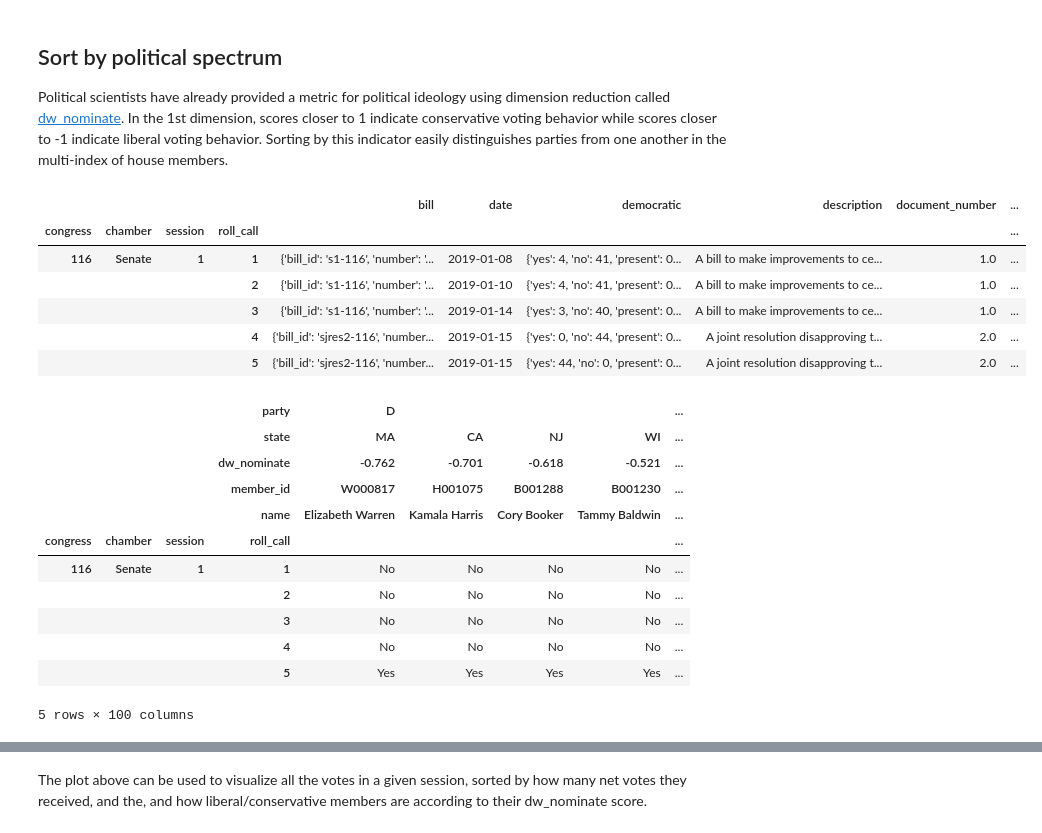
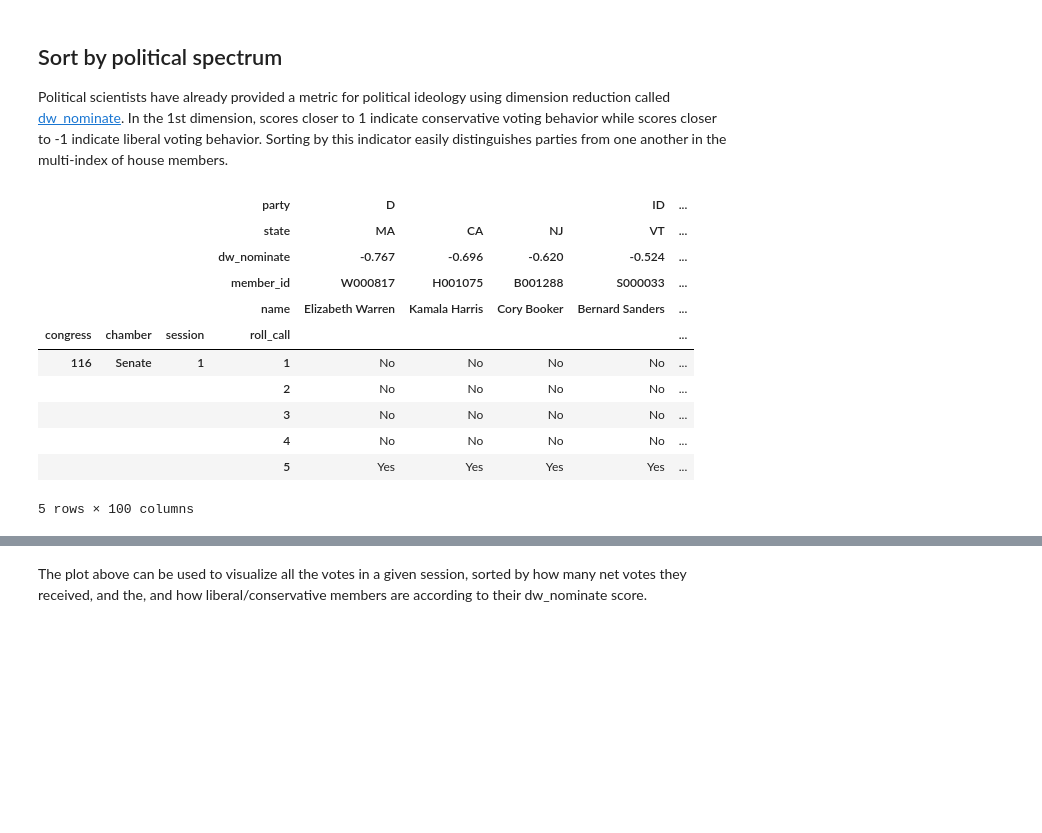
Before and after one commit to Nhorning/Congressional_Survival, a Jupyter notebook: Exploratory Data Analysis.ipynb, the cells around one changed output, grey strips where cells are left out. Drawn from its saved outputs; the diff is of its cells as text; code cells hidden in the pictures; blank space fills up the shorter version.

```diff
--- a/Exploratory Data Analysis.ipynb
+++ b/Exploratory Data Analysis.ipynb
@@ -127,6 +128,41 @@ def import_vote(congress, chamber, session, roll_call):
     try:
         vote = call_response['results']['votes']['vote']
         return vote
+    except:
+        return {}
+
+def import_members(congress, chamber):
+    '''imports memberdetails for a given congress and chamber
+    https://projects.propublica.org/api-docs/congress-api/members/#lists-of-members'''
+
+    #construct endpoint for API request
+    for x in [congress, chamber]:
+        x = str(x)#
+    call_endpoint = '/{}/{}/members.json'.format(congress, chamber.lower())
+
+    #let's attempt a few times to account for internet burps
+    call_response = API_attempts(call_endpoint)
+
+    #try to extract and return robustly
+    try:
+        members = call_response['results'][0]['members']
+        return members
+    except:
+        return {}
+
+def get_member(member_id):
+    '''gets info on a specific member by member id
+    https://projects.propublica.org/api-docs/congress-api/members/#get-a-specific-member'''
+    #construct API endpoint
+    call_endpoint = '/members/{}.json'.format(member_id)
+
+    #request API endpoint - retry a few times if needed
+    call_response = API_attempts(call_endpoint)
+
+       #try to extract results and return robustly
+    try:
+        member = call_response['results'][0]
+        return member
     except:
         return {}
 
@@ -353,3 +389,9 @@ def load_cache(year, chamber):
 #save_years(2019, 2019)
 
 #testmetasenate, test_dfsenate = load_csv(2019, 'Senate')
+
+#members = import_members(115, 'senate')
+#print(len(members))
+
+member = get_member('W000817')
+print(member['first_name'], member['last_name'])
@@ -359,29 +403,21 @@ def load_cache(year, chamber):
 ## Sort by political spectrum
 Political scientists have already provided a metric for political ideology using dimension reduction called [dw_nominate](https://voteview.com/about). In the 1st dimension, scores closer to 1 indicate conservative voting behavior while scores closer to -1 indicate liberal voting behavior. Sorting by this indicator easily distinguishes parties from one another in the multi-index of house members.
 # %%
+from tabulate import tabulate
 testmetasenate, test_dfsenate = load_cache(2019, 'Senate')
 test_dfsenate.sort_index('columns', level='dw_nominate', inplace=True)
-testmetasenate.head()
+test_dfsenate.head()
+#print(tabulate(testmetasenate[:1], tablefmt='github', showindex=True, headers='keys')) #for markdown
 # %% [output]
-|  |  |  |  | bill | date | democratic | description | document_number | ... |
-| congress | chamber | session | roll_call |  |  |  |  |  | ... |
-| 116 | Senate | 1 | 1 | {'bill_id': 's1-116', 'number': '... | 2019-01-08 | {'yes': 4, 'no': 41, 'present': 0... | A bill to make improvements to ce... | 1.0 | ... |
-|  |  |  | 2 | {'bill_id': 's1-116', 'number': '... | 2019-01-10 | {'yes': 4, 'no': 41, 'present': 0... | A bill to make improvements to ce... | 1.0 | ... |
-|  |  |  | 3 | {'bill_id': 's1-116', 'number': '... | 2019-01-14 | {'yes': 3, 'no': 40, 'present': 0... | A bill to make improvements to ce... | 1.0 | ... |
-|  |  |  | 4 | {'bill_id': 'sjres2-116', 'number... | 2019-01-15 | {'yes': 0, 'no': 44, 'present': 0... | A joint resolution disapproving t... | 2.0 | ... |
-|  |  |  | 5 | {'bill_id': 'sjres2-116', 'number... | 2019-01-15 | {'yes': 44, 'no': 0, 'present': 0... | A joint resolution disapproving t... | 2.0 | ... |
+|  |  |  | party | D |  |  | ID | ... |
+|  |  |  | state | MA | CA | NJ | VT | ... |
+|  |  |  | dw_nominate | -0.767 | -0.696 | -0.620 | -0.524 | ... |
+|  |  |  | member_id | W000817 | H001075 | B001288 | S000033 | ... |
+|  |  |  | name | Elizabeth Warren | Kamala Harris | Cory Booker | Bernard Sanders | ... |
+| congress | chamber | session | roll_call |  |  |  |  | ... |
+| 116 | Senate | 1 | 1 | No | No | No | No | ... |
+|  |  |  | 2 | No | No | No | No | ... |
+|  |  |  | 3 | No | No | No | No | ... |
+|  |  |  | 4 | No | No | No | No | ... |
+|  |  |  | 5 | Yes | Yes | Yes | Yes | ... |
+5 rows × 100 columns
-# %%
-test_dfsenate.head()
-# %% [output]
-|  |  |  | party | D |  |  |  | ... |
-|  |  |  | state | MA | CA | NJ | WI | ... |
-|  |  |  | dw_nominate | -0.762 | -0.701 | -0.618 | -0.521 | ... |
-|  |  |  | member_id | W000817 | H001075 | B001288 | B001230 | ... |
-|  |  |  | name | Elizabeth Warren | Kamala Harris | Cory Booker | Tammy Baldwin | ... |
-| congress | chamber | session | roll_call |  |  |  |  | ... |
-| 116 | Senate | 1 | 1 | No | No | No | No | ... |
-|  |  |  | 2 | No | No | No | No | ... |
-|  |  |  | 3 | No | No | No | No | ... |
-|  |  |  | 4 | No | No | No | No | ... |
-|  |  |  | 5 | Yes | Yes | Yes | Yes | ... |
-5 rows × 100 columns
```
Also changed, not shown: parts of 14 cells of this notebook, 4 other files.
